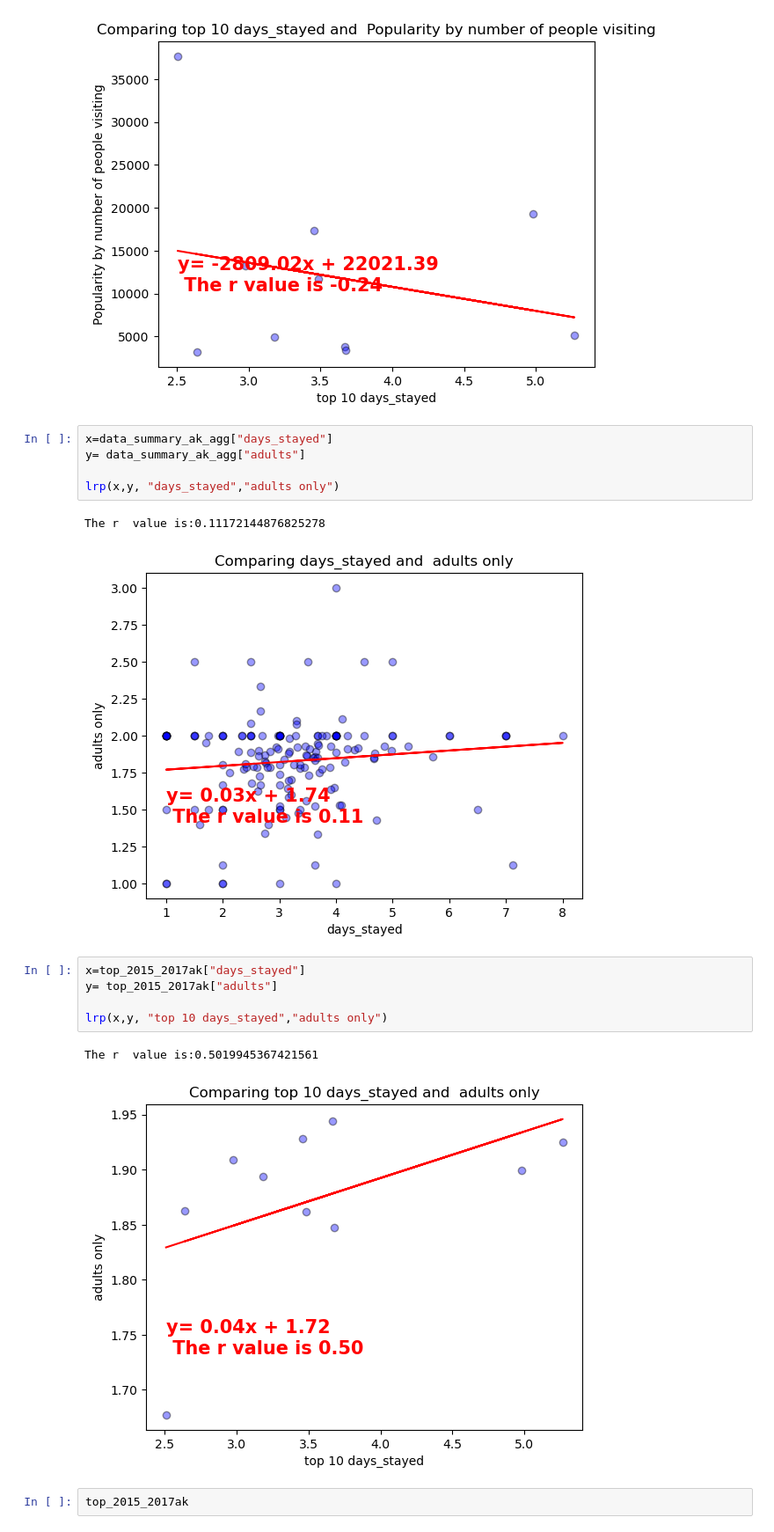
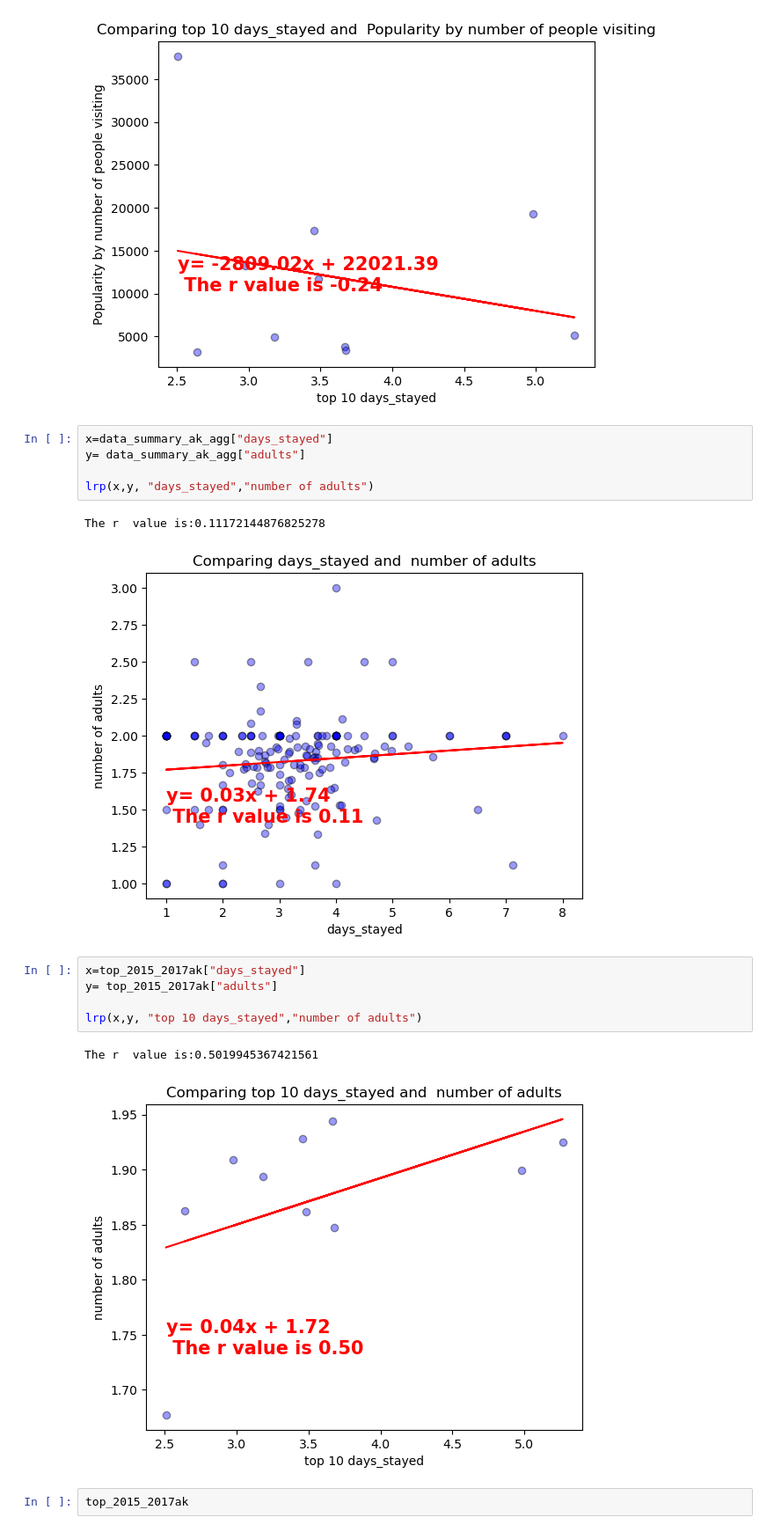
Before and after one commit to Kathyvng/Project1_Group6, a Jupyter notebook: Miguel_Analysis/clean_it.ipynb, the cells around one changed output. Shown: that part at 88% size. Drawn from its saved outputs; the diff is of its cells as text.

```diff
--- a/Miguel_Analysis/clean_it.ipynb
+++ b/Miguel_Analysis/clean_it.ipynb
@@ -680,18 +680,18 @@ The r  value is:-0.23509391871053237
 x=data_summary_ak_agg["days_stayed"]
 y= data_summary_ak_agg["adults"]
 
-lrp(x,y, "days_stayed","adults only")
+lrp(x,y, "days_stayed","number of adults")
 # %% [output]
 The r  value is:0.11172144876825278
-[figure, old version]
+[figure, new version]
 # %%
 x=top_2015_2017ak["days_stayed"]
 y= top_2015_2017ak["adults"]
 
-lrp(x,y, "top 10 days_stayed","adults only")
+lrp(x,y, "top 10 days_stayed","number of adults")
 # %% [output]
 The r  value is:0.5019945367421561
-[figure, old version]
+[figure, new version]
 # %%
 top_2015_2017ak
 # %% [output]
```
Also changed, not shown: parts of 2 cells of this notebook, 10 other files.
